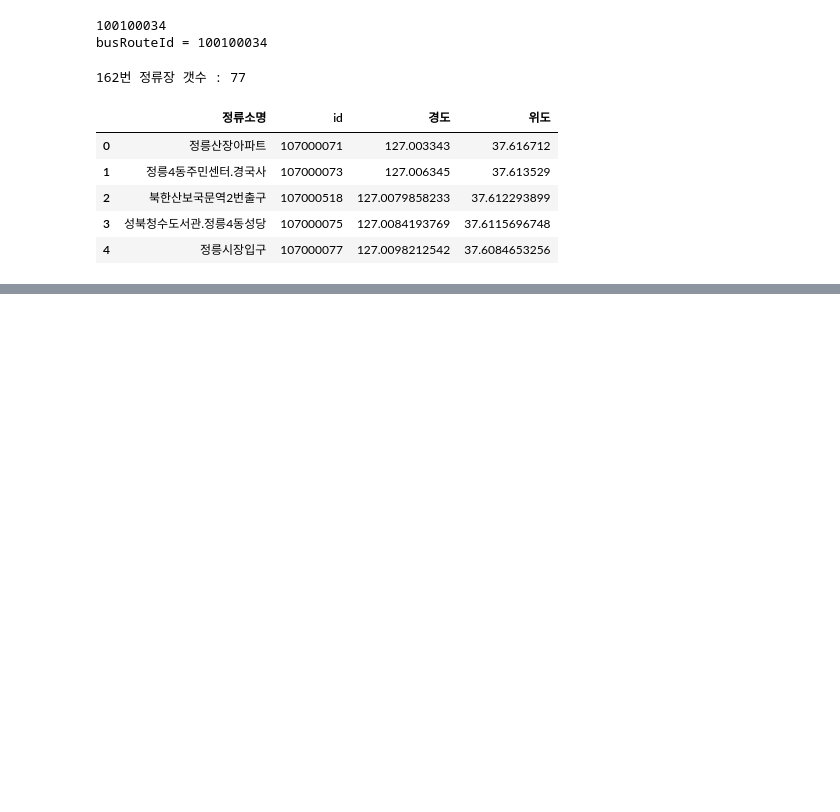
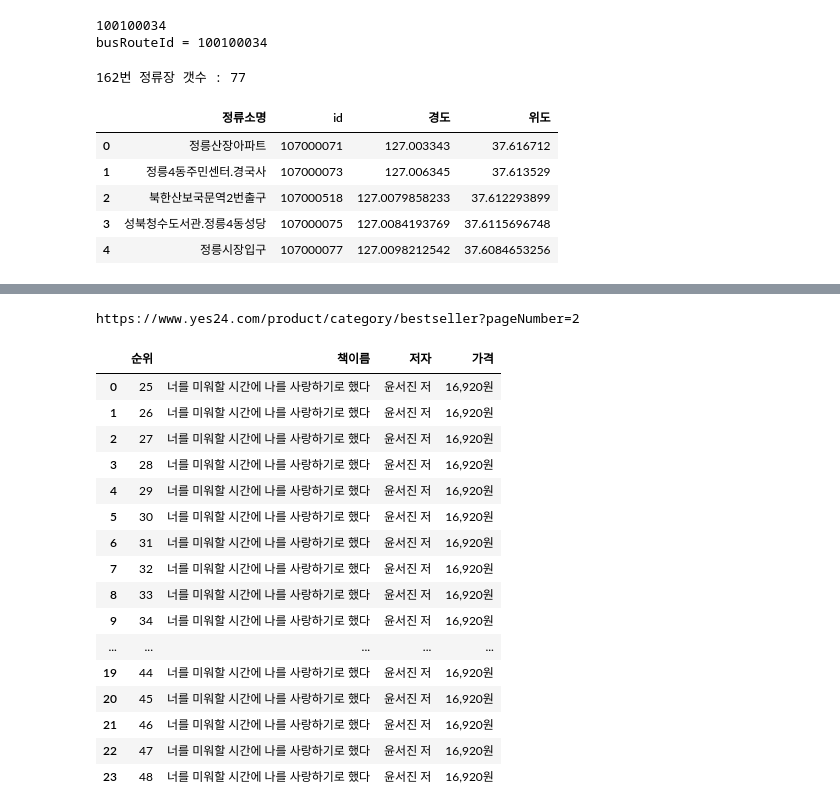
Before and after one commit to mystery7city/ai, a Jupyter notebook: source/01_python/ch_14_웹데이터수집1_정적.ipynb, the cells around one changed output, grey strips where cells are left out. Saved outputs shown, nothing was run; the diff lists cells and outputs as text; code cells hidden in the pictures; blank space fills up the shorter version.

```diff
--- a/source/01_python/ch_14_웹데이터수집1_정적.ipynb
+++ b/source/01_python/ch_14_웹데이터수집1_정적.ipynb
@@ -1035,0 +1052,2 @@ df_position
+# %%
+url ='https://www.yes24.com/product/category/bestseller?categoryNumber=001&pageNumber=2'
@@ -1035,0 +1137,50 @@ df_position
+# %%
+import requests
+from bs4 import BeautifulSoup
+page = 2
+url = f'https://www.yes24.com/product/category/bestseller?pageNumber={page}'
+print(url)
+response = requests.get(url)
+
+soup = BeautifulSoup(response.text, "html.parser")
+
+bestseller_list = [] #검색한 결과를 담을 리스트
+
+
+ranks_els = soup.select('div.img_upper > em.ico.rank')
+ranks =  [int(ranks_el.text) for ranks_el in ranks_els]
+titles_els=soup.select("div.info_row > a.gd_name")
+titles = [titles_el.text for titles_el in titles_els]
+authors_els = soup.select('span.authPub.info_auth')
+authors = [authors_el.text.split('정보 더 보기/감추기')[0].strip()
+                               for authors_el in authors_els]
+publishers_els = soup.select('div.info_row.info_pubGrp > span.authPub.info_pub')
+publishers = [publishers_el.text for publishers_el in publishers_els]
+prices_els = soup.select("div.info_row > strong.txt_num")
+prices = [prices_el.text for prices_el in prices_els]
+
+for idx, rank in enumerate(ranks):
+    bestseller_list.append({'순위':rank,'책이름':title,'저자':author,'가격':price})
+
+import pandas as pd
+
+pd.DataFrame(bestseller_list)
+# %% [output]
+https://www.yes24.com/product/category/bestseller?pageNumber=2
+|  | 순위 | 책이름 | 저자 | 가격 |
+| 0 | 25 | 너를 미워할 시간에 나를 사랑하기로 했다 | 윤서진 저 | 16,920원 |
+| 1 | 26 | 너를 미워할 시간에 나를 사랑하기로 했다 | 윤서진 저 | 16,920원 |
+| 2 | 27 | 너를 미워할 시간에 나를 사랑하기로 했다 | 윤서진 저 | 16,920원 |
+| 3 | 28 | 너를 미워할 시간에 나를 사랑하기로 했다 | 윤서진 저 | 16,920원 |
+| 4 | 29 | 너를 미워할 시간에 나를 사랑하기로 했다 | 윤서진 저 | 16,920원 |
+| 5 | 30 | 너를 미워할 시간에 나를 사랑하기로 했다 | 윤서진 저 | 16,920원 |
+| 6 | 31 | 너를 미워할 시간에 나를 사랑하기로 했다 | 윤서진 저 | 16,920원 |
+| 7 | 32 | 너를 미워할 시간에 나를 사랑하기로 했다 | 윤서진 저 | 16,920원 |
+| 8 | 33 | 너를 미워할 시간에 나를 사랑하기로 했다 | 윤서진 저 | 16,920원 |
+| 9 | 34 | 너를 미워할 시간에 나를 사랑하기로 했다 | 윤서진 저 | 16,920원 |
+| ... | ... | ... | ... | ... |
+| 19 | 44 | 너를 미워할 시간에 나를 사랑하기로 했다 | 윤서진 저 | 16,920원 |
+| 20 | 45 | 너를 미워할 시간에 나를 사랑하기로 했다 | 윤서진 저 | 16,920원 |
+| 21 | 46 | 너를 미워할 시간에 나를 사랑하기로 했다 | 윤서진 저 | 16,920원 |
+| 22 | 47 | 너를 미워할 시간에 나를 사랑하기로 했다 | 윤서진 저 | 16,920원 |
+| 23 | 48 | 너를 미워할 시간에 나를 사랑하기로 했다 | 윤서진 저 | 16,920원 |
```
Also changed, not shown: parts of 32 cells of this notebook, 12 other files.
